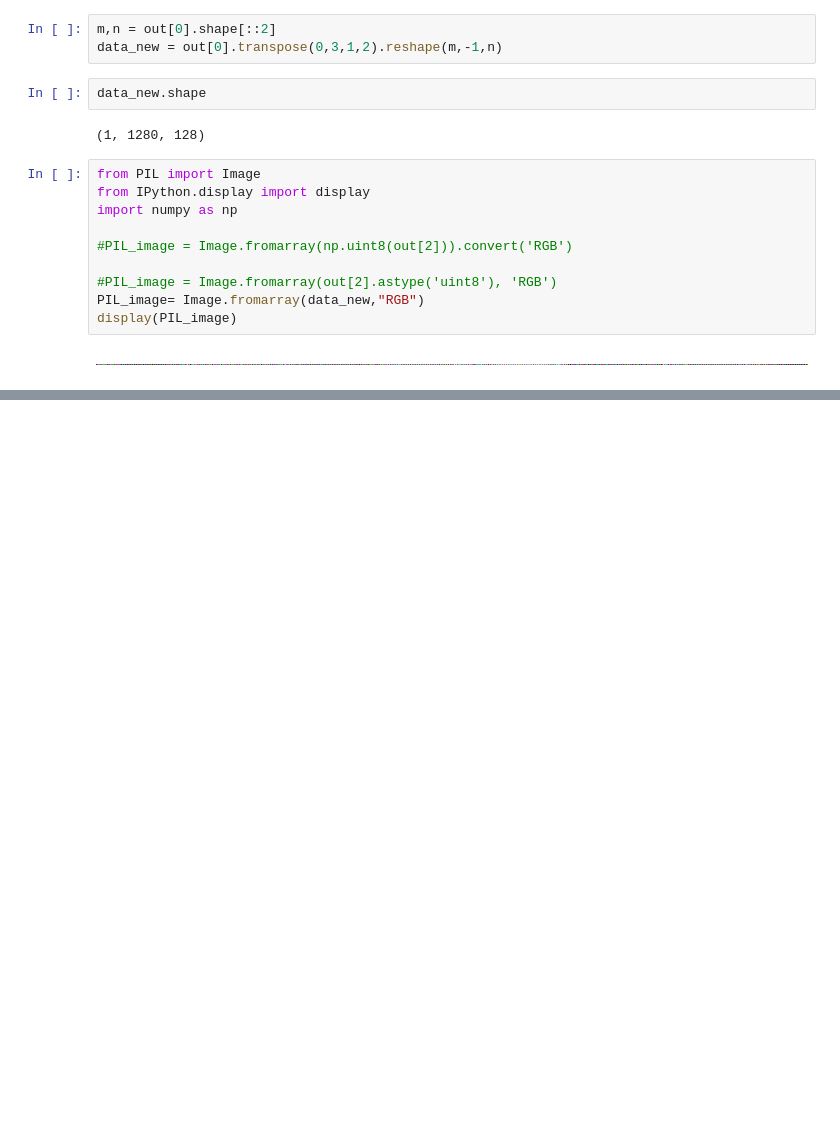
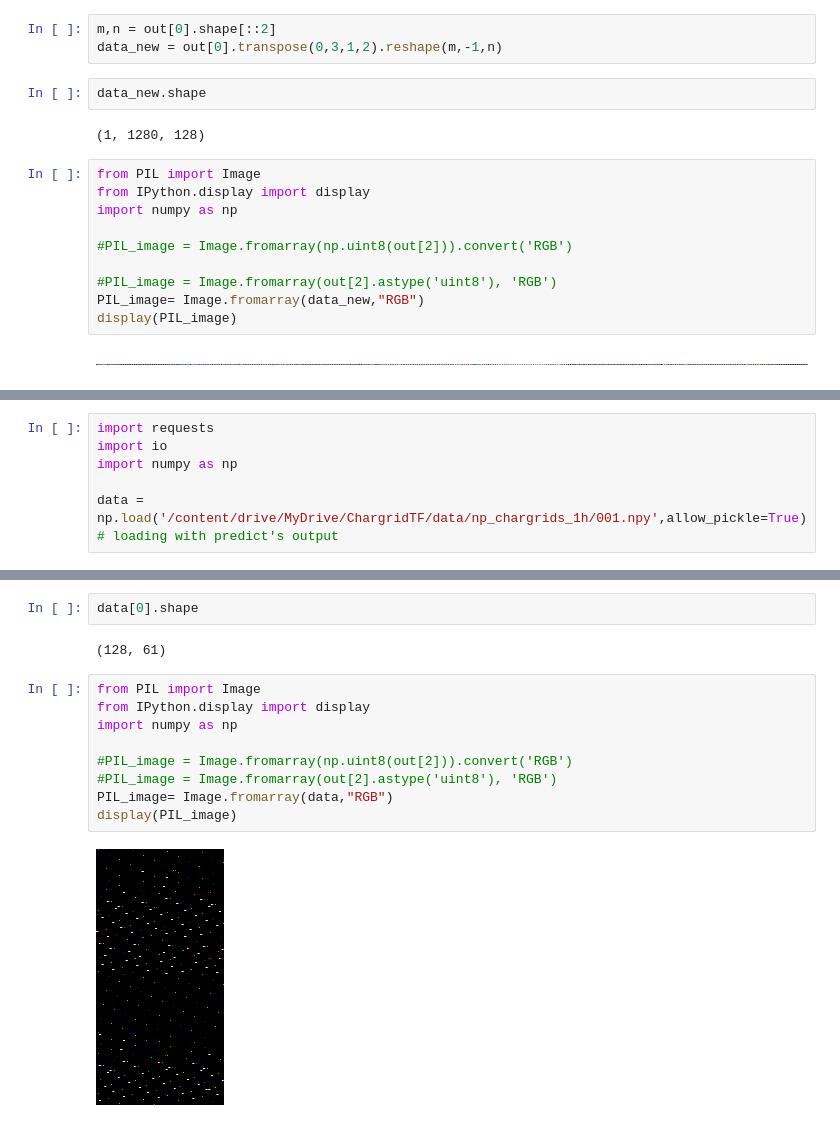
Before and after one commit to sangeetNSK/ChargridTF-GPU, a Jupyter notebook: Copy_of_ChargridTF.ipynb, the cells around one changed output, grey strips where cells are left out. Saved outputs shown, nothing was run; the diff lists cells and outputs as text; blank space fills up the shorter version.

```diff
--- a/Copy_of_ChargridTF.ipynb
+++ b/Copy_of_ChargridTF.ipynb
@@ -743,0 +702,6 @@ display(PIL_image)
+# %%
+import requests
+import io
+import numpy as np
+
+data = np.load('/content/drive/MyDrive/ChargridTF/data/np_chargrids_1h/001.npy',allow_pickle=True)  # loading with predict's output
@@ -743,0 +728,15 @@ display(PIL_image)
+# %%
+data[0].shape
+# %% [output]
+(128, 61)
+# %%
+from PIL import Image
+from IPython.display import display
+import numpy as np
+
+#PIL_image = Image.fromarray(np.uint8(out[2])).convert('RGB')
+#PIL_image = Image.fromarray(out[2].astype('uint8'), 'RGB')
+PIL_image= Image.fromarray(data,"RGB")
+display(PIL_image)
+# %% [output]
+[figure, added]
```
Also changed, not shown: parts of 73 cells of this notebook.
